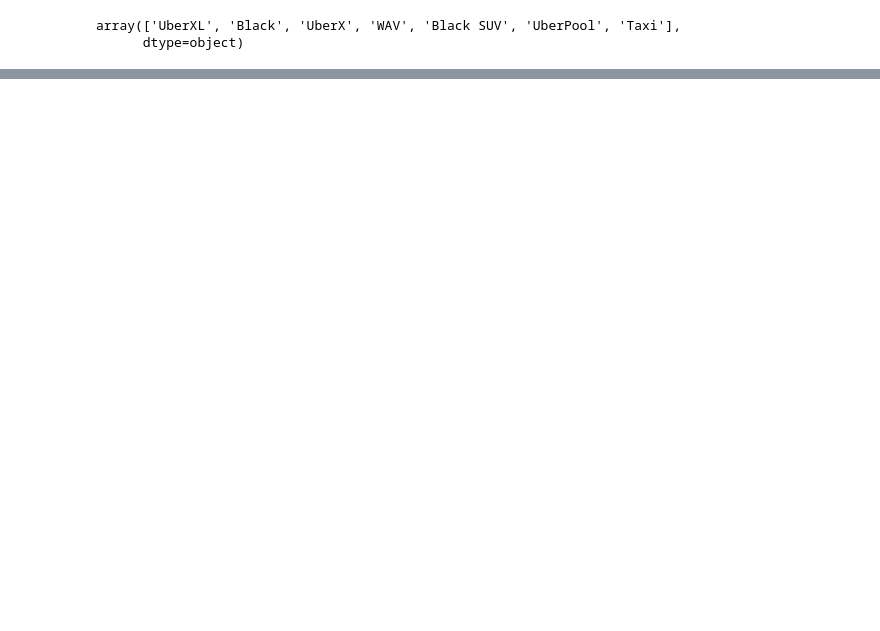
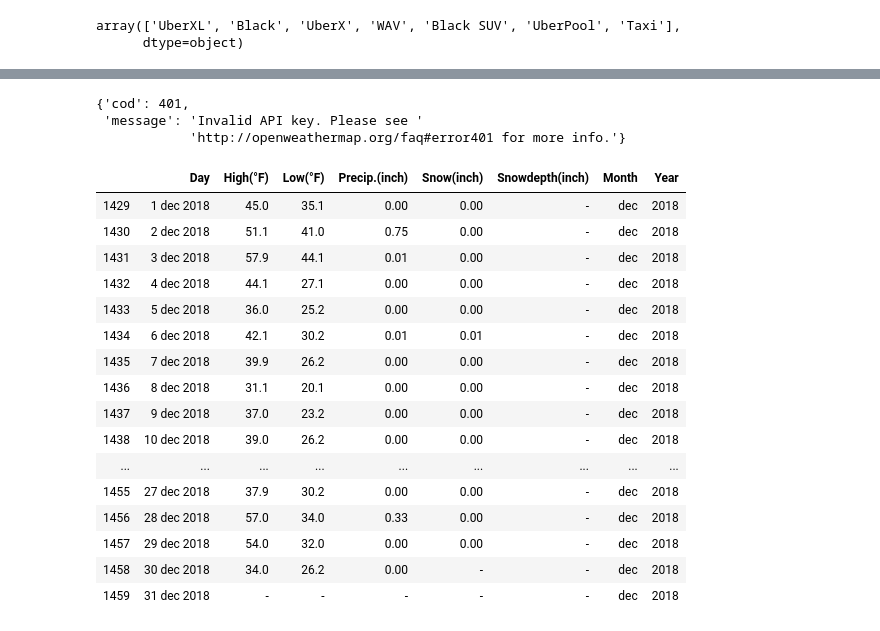
Before and after one commit to omotoyosi-odele/ETLproject, a Jupyter notebook: uber_data.ipynb, the cells around one changed output, grey strips where cells are left out. Cells and saved outputs as stored; diff of their text form; code cells hidden in the pictures; blank space fills up the shorter version.

```diff
--- a/uber_data.ipynb
+++ b/uber_data.ipynb
@@ -44,0 +40,69 @@ uber_rides
+# %%
+import pprint
+time_stamp = uber_rides["time_stamp"]
+
+cloudiness = []
+humidity = []
+max_temp = []
+wind_speed = []
+weather = []
+
+#for timestamp in time_stamp:
+   # try:
+url = f"http://history.openweathermap.org/data/2.5/history/city?q=boston&type=hour&start=1544952607890&cnt=1&appid=8e80b4ddcad3e83aecb2a877c0200e6c"
+weather_response = requests.get(url).json()
+pprint.pprint(weather_response)
+#cloudiness.append(weather_response["list"][0]["clouds"]["all"])
+#humidity.append(weather_response["list"][0]["main"]["humidity"])
+#max_temp.append(weather_response["list"][0]["main"]["temp_max"])
+#wind_speed.append(weather_response["list"][0]["wind"]["speed"])
+#weather.append(weather_response["list"][0]["weather"][0]["description"])
+   # except:
+       # print("City not found. Skipping...")
+
+#weather_data = pd.DataFrame({"Cloudiness": cloudiness, "Humidity": humidity, "Max Temp": max_temp, "Wind Speed": wind_speed})
+#weather_data.head()
+# %% [output]
+{'cod': 401,
+ 'message': 'Invalid API key. Please see '
+            'http://openweathermap.org/faq#error401 for more info.'}
+# %%
+boston_weather = pd.read_csv("boston-weather.csv")
+#boston_weather_nov18 = boston_weather.loc[(boston_weather["Year"] == 2018)]
+#boston_weather.tail()
+
+date = boston_weather["Day"]
+year = []
+month = []
+
+for day in date.tolist():
+    split_date = day.split()
+    month.append(split_date[1])
+    year.append(split_date[2])
+
+
+boston_weather["Month"] = month
+boston_weather["Year"] = year
+boston_weather.tail(50)
+
+boston_weather_dec18 = boston_weather.loc[(boston_weather["Year"] == "2018") & (boston_weather["Month"] == "dec")]
+cleaned_boston_weather_dec18 = boston_weather_dec18.replace("T", "0.01")
+cleaned_boston_weather_dec18
+# %% [output]
+|  | Day | High(°F) | Low(°F) | Precip.(inch) | Snow(inch) | Snowdepth(inch) | Month | Year |
+| 1429 | 1 dec 2018 | 45.0 | 35.1 | 0.00 | 0.00 | - | dec | 2018 |
+| 1430 | 2 dec 2018 | 51.1 | 41.0 | 0.75 | 0.00 | - | dec | 2018 |
+| 1431 | 3 dec 2018 | 57.9 | 44.1 | 0.01 | 0.00 | - | dec | 2018 |
+| 1432 | 4 dec 2018 | 44.1 | 27.1 | 0.00 | 0.00 | - | dec | 2018 |
+| 1433 | 5 dec 2018 | 36.0 | 25.2 | 0.00 | 0.00 | - | dec | 2018 |
+| 1434 | 6 dec 2018 | 42.1 | 30.2 | 0.01 | 0.01 | - | dec | 2018 |
+| 1435 | 7 dec 2018 | 39.9 | 26.2 | 0.00 | 0.00 | - | dec | 2018 |
+| 1436 | 8 dec 2018 | 31.1 | 20.1 | 0.00 | 0.00 | - | dec | 2018 |
+| 1437 | 9 dec 2018 | 37.0 | 23.2 | 0.00 | 0.00 | - | dec | 2018 |
+| 1438 | 10 dec 2018 | 39.0 | 26.2 | 0.00 | 0.00 | - | dec | 2018 |
+| ... | ... | ... | ... | ... | ... | ... | ... | ... |
+| 1455 | 27 dec 2018 | 37.9 | 30.2 | 0.00 | 0.00 | - | dec | 2018 |
+| 1456 | 28 dec 2018 | 57.0 | 34.0 | 0.33 | 0.00 | - | dec | 2018 |
+| 1457 | 29 dec 2018 | 54.0 | 32.0 | 0.00 | 0.00 | - | dec | 2018 |
+| 1458 | 30 dec 2018 | 34.0 | 26.2 | 0.00 | - | - | dec | 2018 |
+| 1459 | 31 dec 2018 | - | - | - | - | - | dec | 2018 |
```
Also changed, not shown: parts of 11 cells of this notebook, 1 other file.
